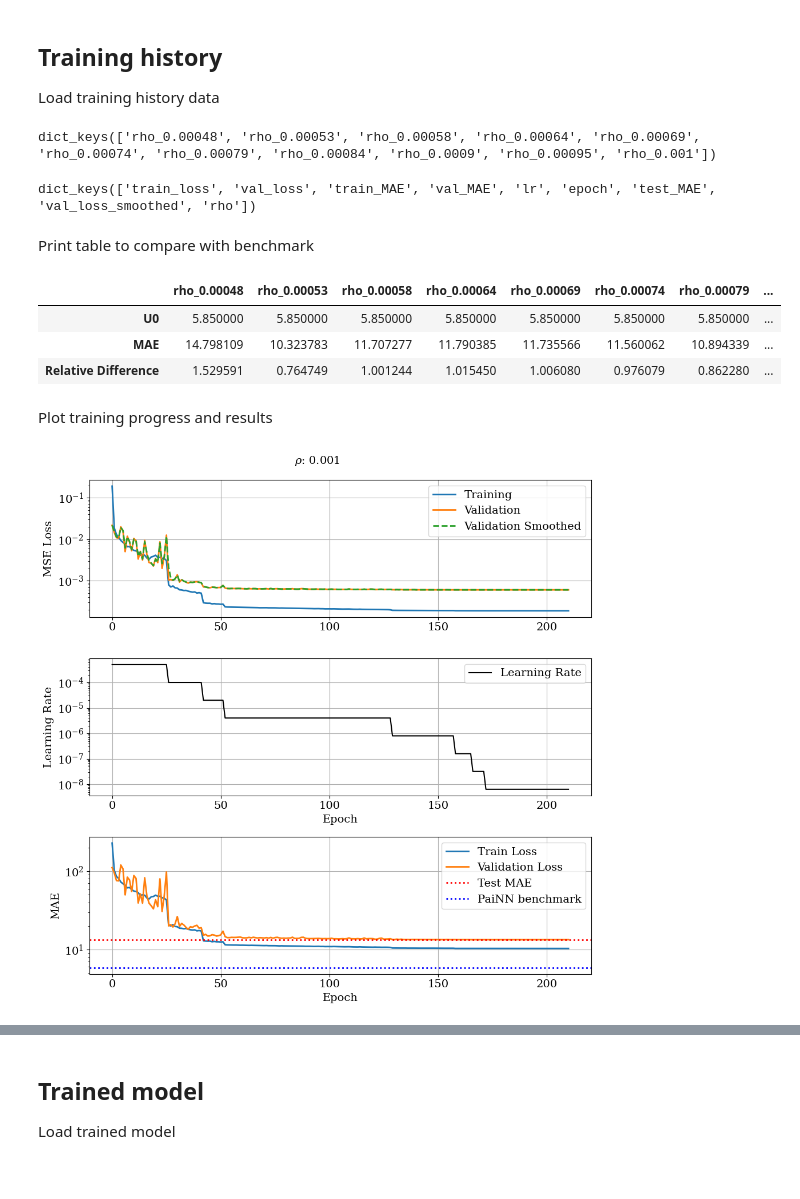
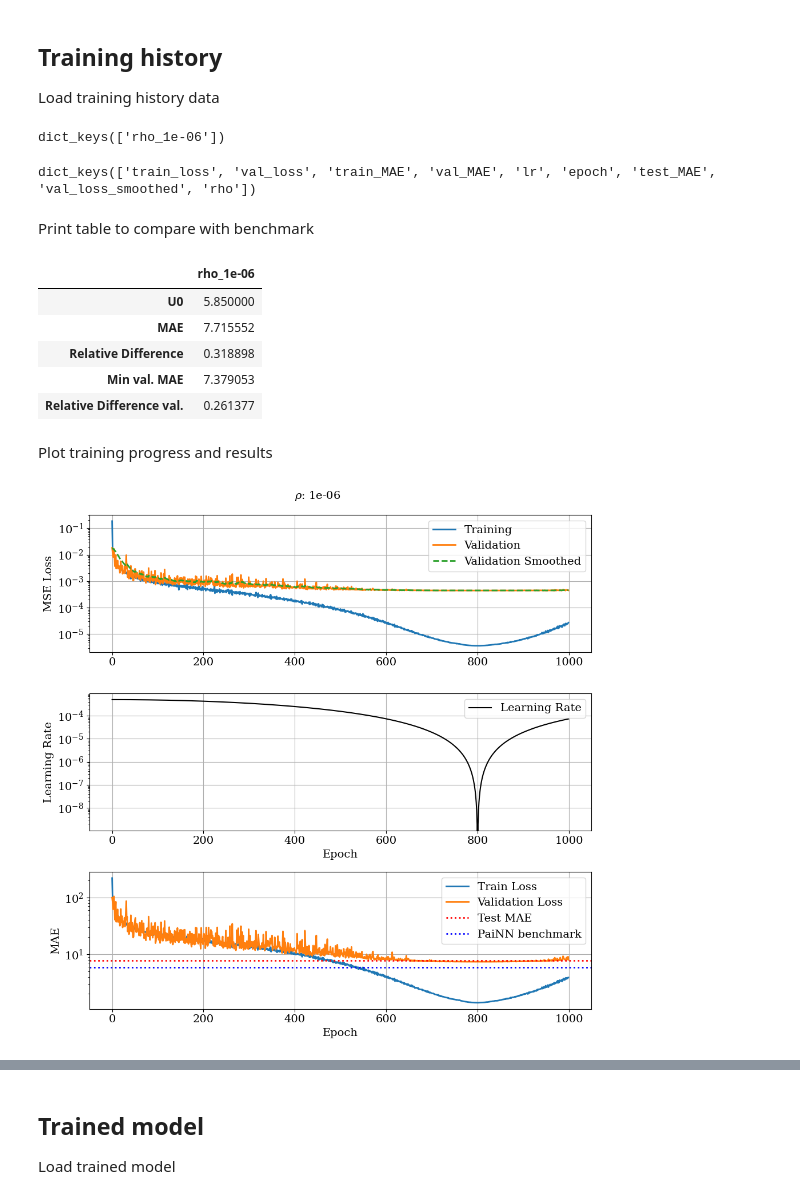
Before and after one commit to MarkusTHolm/DeepLearning_PAINN, a Jupyter notebook: examples/dataplotter_sam.ipynb, the cells around one changed output, grey strips where cells are left out. Saved outputs shown, nothing was run; the diff lists cells and outputs as text; code cells hidden in the pictures.

```diff
--- a/examples/dataplotter_sam.ipynb
+++ b/examples/dataplotter_sam.ipynb
@@ -28,65 +28,76 @@ df.index=['Reference']
 
 Load training history data
 # %%
-def load_all_results(parameter, values, relative_path):
+def load_all_results(parameter, values, relative_paths):
     data = {}
     res_all = {}
-    results_path = f"{project_dir}/{relative_path}"
 
-    for val in values:
-        for dirpath, dirnames, filenames in os.walk(results_path):
+    # Ensure relative_paths is a list, even if a single string is passed
+    if isinstance(relative_paths, str):
+        relative_paths = [relative_paths]
 
-            if (f"{parameter}_{val}") in dirpath:
+    for relative_path in relative_paths:
+        results_path = f"{project_dir}/{relative_path}"
 
-                for file in sorted(filenames):
+        for val in values:
+            format_val = format(val, 'f').rstrip('0')
+            for dirpath, dirnames, filenames in os.walk(results_path):
 
-                    if ".pickle" in file:
+                if (f"{parameter}_{format_val}") in dirpath:
+                    for file in sorted(filenames):
+                        if ".pickle" in file:
+                            with open(f"{dirpath}/{file}", 'rb') as pf:
+                                p = pickle.load(pf)
+                                res = p
 
-                        with open(f"{dirpath}/{file}", 'rb') as pf:
-                            p = pickle.load(pf)
-                            res = p
+                            res[parameter] = val
+                            res_all[f"{parameter}_{val}"] = res
 
-                        res[parameter] = val
-
-                        res_all[f"{parameter}_{val}"] = res
     return res_all
 
-relative_path = 'runs/train/2024-11-28'
+# Example usage
+relative_paths = ['runs/train/2024-12-03', 'runs/train/2024-12-04']
 parameter = 'rho'
 target = 'U0'
-values = [0.00048,0.00053,0.00058,0.00064,0.00069,0.00074,0.00079,0.00084,0.00090,0.00095,0.001]
-#values = [0.001,0.01,0.1,0.005,0.05]
-res_all = load_all_results(parameter, values, relative_path)
+#values = [0.00048,0.00053,0.00058,0.00064,0.00069,0.00074,0.00079,0.00084,0.00090,0.00095,0.001]
+values = [0.000001]
+res_all = load_all_results(parameter, values, relative_paths)
 
 print(res_all.keys())
-res_all['rho_0.00048'].keys()
+res_all['rho_1e-06'].keys()
 # %% [output]
-dict_keys(['rho_0.00048', 'rho_0.00053', 'rho_0.00058', 'rho_0.00064', 'rho_0.00069', 'rho_0.00074', 'rho_0.00079', 'rho_0.00084', 'rho_0.0009', 'rho_0.00095', 'rho_0.001'])
+dict_keys(['rho_1e-06'])
 dict_keys(['train_loss', 'val_loss', 'train_MAE', 'val_MAE', 'lr', 'epoch', 'test_MAE', 'val_loss_smoothed', 'rho'])
 # %% [markdown]
 Print table to compare with benchmark
 # %%
 # Extract MAE values for different rho values
 mae_values = [res_all[f'rho_{val}']['test_MAE'][0] for val in values]
+min_val_loss = [np.min(res_all[f'rho_{val}']['val_MAE']) for val in values]
 
 # Calculate relative differences
 relative_differences = [(mae - df.loc['Reference', target]) / df.loc['Reference', target] for mae in mae_values]
+relative_differences_val = [(min_val - df.loc['Reference', target]) / df.loc['Reference', target] for min_val in min_val_loss]
 
 # Create a new DataFrame
 rho_columns = [f'rho_{val}' for val in values]
 data = {
     target: [df.loc['Reference', target]] * len(values),
     'MAE': mae_values,
-    'Relative Difference': relative_differences
+    'Relative Difference': relative_differences,
+    'Min val. MAE': min_val_loss,
+    'Relative Difference val.': relative_differences_val
 }
 
 df_mae = pd.DataFrame(data, index=rho_columns).T
 df_mae
 # %% [output]
-|  | rho_0.00048 | rho_0.00053 | rho_0.00058 | rho_0.00064 | rho_0.00069 | rho_0.00074 | rho_0.00079 | ... |
-| U0 | 5.850000 | 5.850000 | 5.850000 | 5.850000 | 5.850000 | 5.850000 | 5.850000 | ... |
-| MAE | 14.798109 | 10.323783 | 11.707277 | 11.790385 | 11.735566 | 11.560062 | 10.894339 | ... |
-| Relative Difference | 1.529591 | 0.764749 | 1.001244 | 1.015450 | 1.006080 | 0.976079 | 0.862280 | ... |
+|  | rho_1e-06 |
+| U0 | 5.850000 |
+| MAE | 7.715552 |
+| Relative Difference | 0.318898 |
+| Min val. MAE | 7.379053 |
+| Relative Difference val. | 0.261377 |
 # %% [markdown]
 Plot training progress and results
 # %%
@@ -107,35 +118,35 @@ def plot_training_progress(data):
     ax1.set_ylabel('MSE Loss')
     ax1.legend(loc='upper right')  # Legend for the first y-axis
     ax1.grid(True)
 
     # Plot secondary y-axis (learning rate) on the second subplot
     ax2.semilogy(data['epoch'], data['lr'], 'k-', label='Learning Rate')
     ax2.set_xlabel('Epoch')
     ax2.set_ylabel('Learning Rate', color='k')
     ax2.tick_params(axis='y', labelcolor='k')
     ax2.legend(loc='upper right')  # Combine legends
     ax2.grid(True)
 
     plt.suptitle(f"$\\rho$: {data['rho']}")
     fig.tight_layout()
 
     # Plot primary y-axis (losses) on the first subplot
     ax3.semilogy(data['epoch'], data['train_MAE'],'-', lw=lw, label='Train Loss')
     ax3.semilogy(data['epoch'], data['val_MAE'],'-', lw=lw, label='Validation Loss')
     ax3.set_xlabel('Epoch')
     ax3.set_ylabel('MAE')
         # Plot test MAE as a horizontal line
     test_mae = data['test_MAE'][0]  # Convert tensor to a scalar
     ax3.axhline(y=test_mae, color='r', linestyle=':', lw=lw, label='Test MAE')
     ax3.axhline(y=df[target]['Reference'], color='b', linestyle=':', lw=lw, label='PaiNN benchmark')
     ax3.legend(loc='upper right')  # Update legend to include Test MAE
     ax3.grid(True)
     fig.tight_layout()
     plt.show()
 
-plot_training_progress(res_all['rho_0.001'])
+plot_training_progress(res_all['rho_1e-06'])
 # %% [output]
-[figure, old version]
+[figure, new version]
 # %%
 fig, (ax1, ax2, ax3) = plt.subplots(3, 1, figsize=(10, 10), height_ratios=[1, 1.0, 1])
 
```
Also changed, not shown: parts of 1 cell of this notebook, 8 other files.
